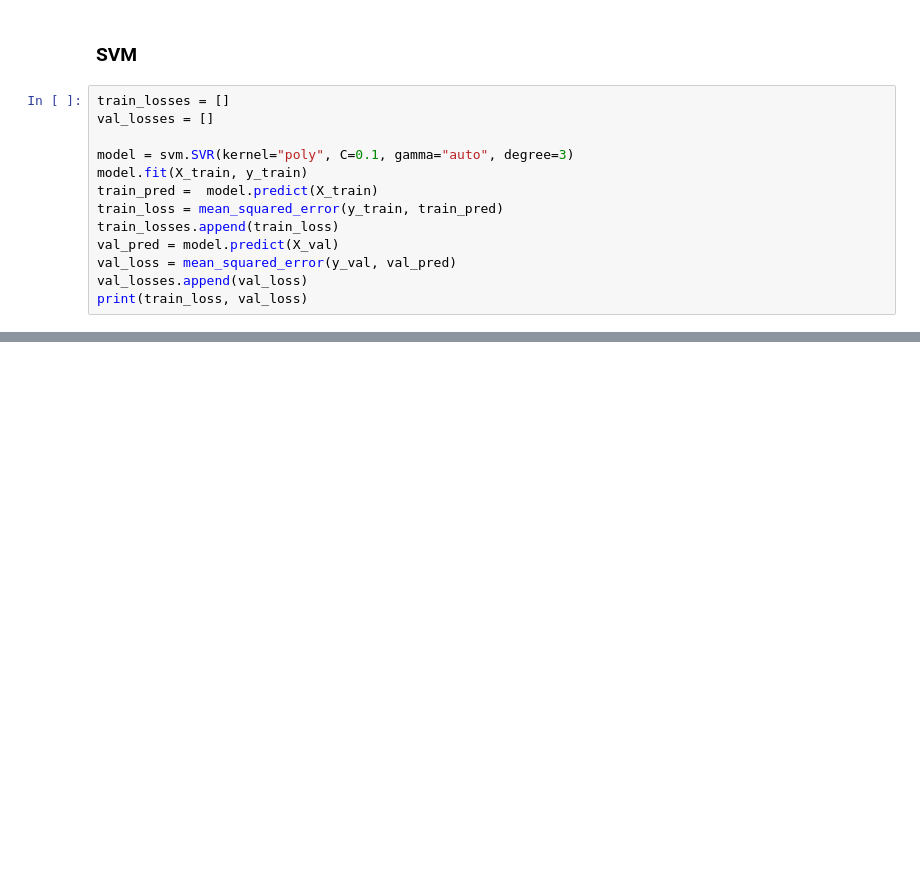
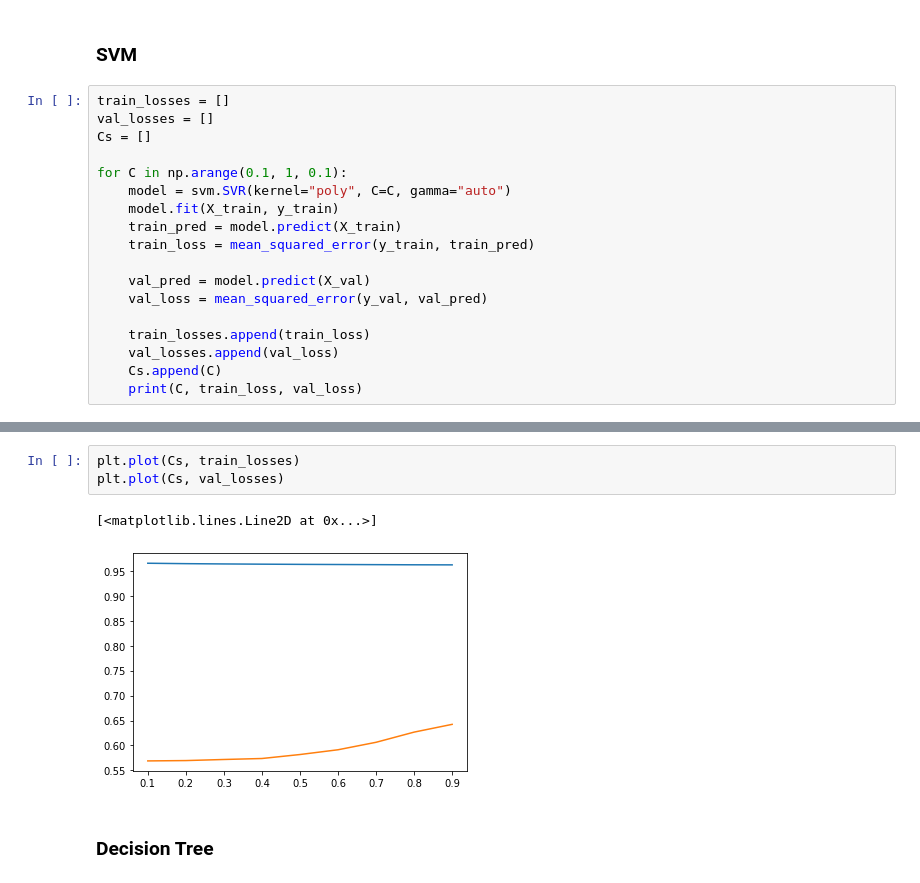
Before and after one commit to qiushuo222/c733-core-services, a Jupyter notebook: model_playground/nn.ipynb, the cells around one changed output, grey strips where cells are left out. Drawn from its saved outputs; the diff is of its cells as text; blank space fills up the shorter version.

```diff
--- a/model_playground/nn.ipynb
+++ b/model_playground/nn.ipynb
@@ -272,13 +292,18 @@ plt.plot(depths, val_losses)
 # %%
 train_losses = []
 val_losses = []
+Cs = []
 
-model = svm.SVR(kernel="poly", C=0.1, gamma="auto", degree=3)
-model.fit(X_train, y_train)
-train_pred =  model.predict(X_train)
-train_loss = mean_squared_error(y_train, train_pred)
-train_losses.append(train_loss)
-val_pred = model.predict(X_val)
-val_loss = mean_squared_error(y_val, val_pred)
-val_losses.append(val_loss)
-print(train_loss, val_loss)
+for C in np.arange(0.1, 1, 0.1):
+    model = svm.SVR(kernel="poly", C=C, gamma="auto")
+    model.fit(X_train, y_train)
+    train_pred = model.predict(X_train)
+    train_loss = mean_squared_error(y_train, train_pred)
+
+    val_pred = model.predict(X_val)
+    val_loss = mean_squared_error(y_val, val_pred)
+
+    train_losses.append(train_loss)
+    val_losses.append(val_loss)
+    Cs.append(C)
+    print(C, train_loss, val_loss)
@@ -284,0 +320,8 @@ print(train_loss, val_loss)
+# %%
+plt.plot(Cs, train_losses)
+plt.plot(Cs, val_losses)
+# %% [output]
+[<matplotlib.lines.Line2D at 0x...>]
+[figure, added]
+# %% [markdown]
+### Decision Tree
```
Also changed, not shown: parts of 25 cells of this notebook.
